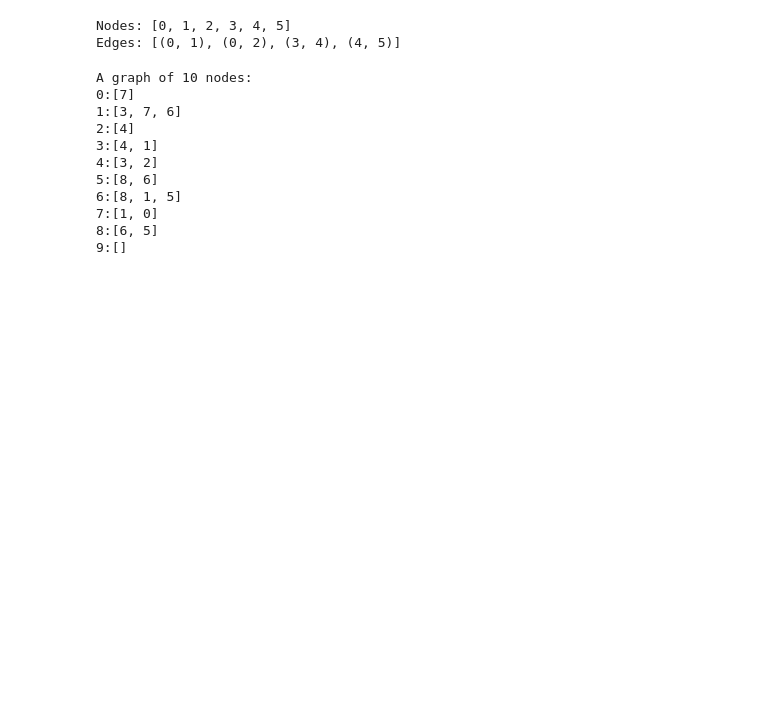
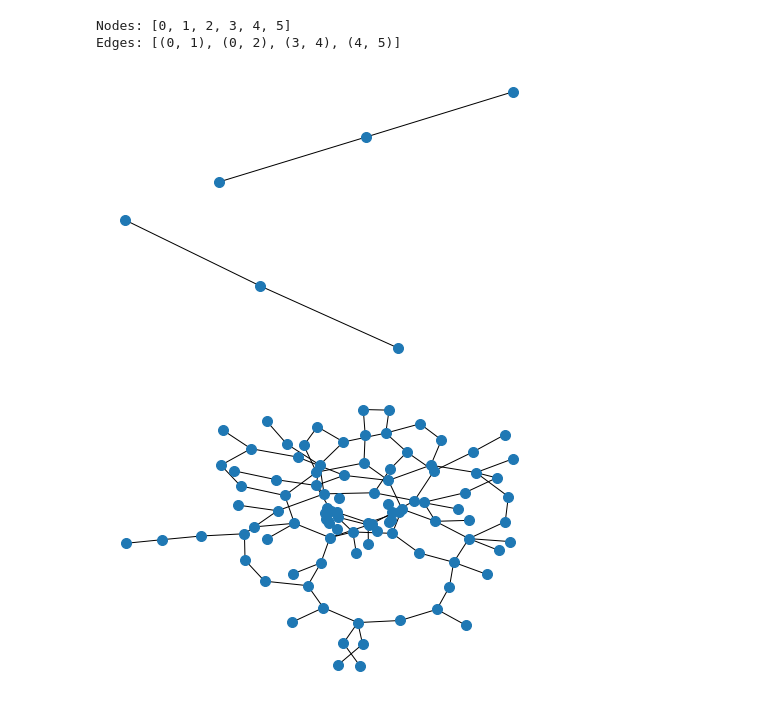
Before and after one commit to kfilpo/BIO-336-S20, a Jupyter notebook: 082_random_networks.ipynb, the cells around one changed output. Saved outputs shown, nothing was run; the diff lists cells and outputs as text; code cells hidden in the pictures; blank space fills up the shorter version.

```diff
--- a/082_random_networks.ipynb
+++ b/082_random_networks.ipynb
@@ -24,35 +24,43 @@ class Graph():
         """Returns a list of nodes,"""
         return list(self.gdict.keys())
 
     def edges(self):
         """Returns a list of edges,"""
         out = []
         for node,links in self.gdict.items():
             for link in links:
                 if link>node:
                     out.append((node,link))
         return out
 
     def __str__(self):
         out = 'A graph of ' + str(len(self.gdict)) + ' nodes:\n'
         for node in self.gdict:
             out += str(node) + ":" +str(self.gdict[node]) + '\n'
         return out    #str(self.gdict)
 
+    def plot (self):
+        g_nx = nx.Graph()
+        g_nx.add_nodes_from(self.nodes())
+        g_nx.add_edges_from(self.edges())
+        nx.draw_kamada_kawai(g_nx, node_size = 100)
+
 
 g = Graph()
 g.add_edge(0,1)
 g.add_edge(0,2)
 g.add_edge(3,4)
 g.add_edge(4,5)
 #print(g)
 print("Nodes:", g.nodes())
 print("Edges:", g.edges())
+g.plot()
 # %% [output]
 Nodes: [0, 1, 2, 3, 4, 5]
 Edges: [(0, 1), (0, 2), (3, 4), (4, 5)]
+[figure, added]
 # %%
-N_NODES = 10
+N_NODES = 100
 N_EDGES = N_NODES
 
 g = Graph()
@@ -66,20 +74,11 @@ while len(edges) <N_EDGES:
     if n2<n1:
         n1,n2 = n2,n1
 
-    if new_edge not in edges and n1!=n2:
+    if (n1,n2) not in edges and n1!=n2:
         g.add_edge(n1,n2)
         edges.append((n1,n2))
 
-print(g)
+#print(g)
+g.plot()
 # %% [output]
-A graph of 10 nodes:
-0:[7]
-1:[3, 7, 6]
-2:[4]
-3:[4, 1]
-4:[3, 2]
-5:[8, 6]
-6:[8, 1, 5]
-7:[1, 0]
-8:[6, 5]
-9:[]
+[figure, added]
```
Also changed, not shown: parts of 3 cells of this notebook, 1 other file.
